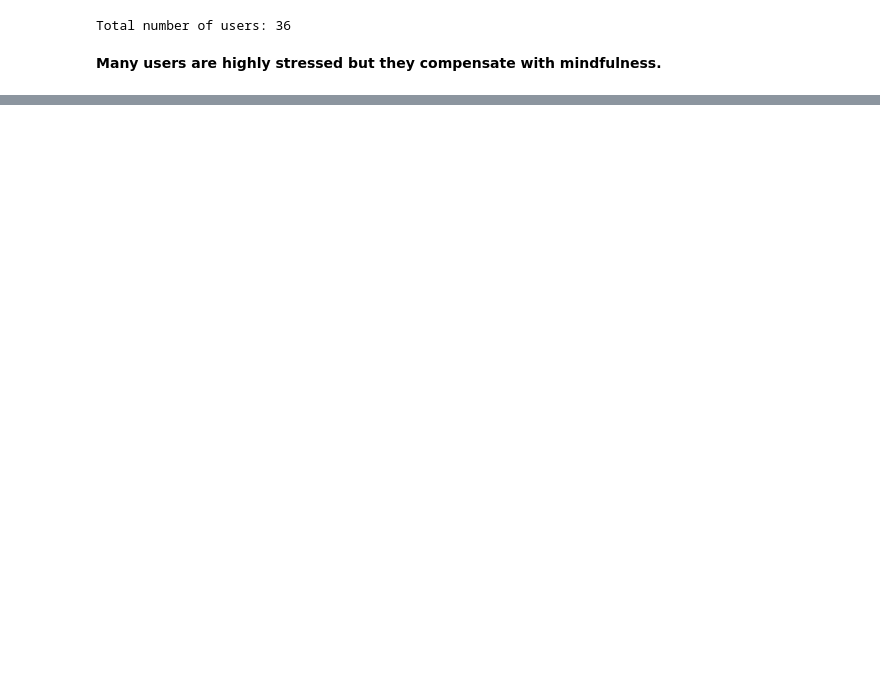
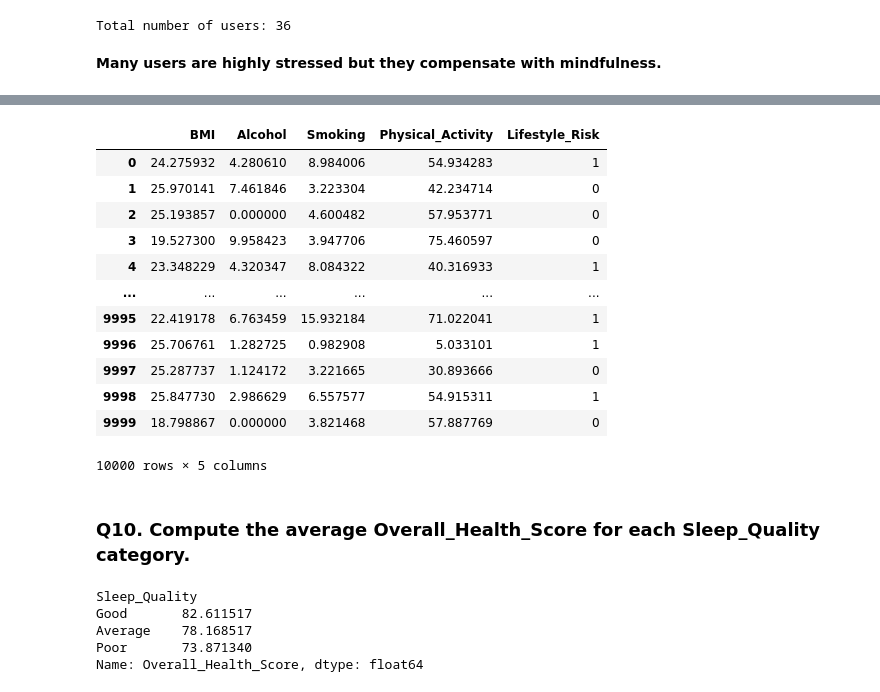
Before and after one commit to saraa-sunny/python-practice-notebooks, a Jupyter notebook: python_practice_notebook1.ipynb, the cells around one changed output, grey strips where cells are left out. Saved outputs shown, nothing was run; the diff lists cells and outputs as text; code cells hidden in the pictures; blank space fills up the shorter version.

```diff
--- a/python_practice_notebook1.ipynb
+++ b/python_practice_notebook1.ipynb
@@ -192,0 +228,46 @@ Total number of users: 36
+# %%
+# Start at 0
+df['Lifestyle_Risk'] = 0
+
+# Add 1 if BMI > 30
+df['Lifestyle_Risk'] += (df['BMI'] > 30).astype(int)
+
+# Add 1 if alcohol > 14 units
+df['Lifestyle_Risk'] += (df['Alcohol'] > 14).astype(int)
+
+# Add 1 if smoking > 10 cigarettes
+df['Lifestyle_Risk'] += (df['Smoking'] > 5).astype(int)
+
+# Add 1 if physical activity < 30 minutes
+df['Lifestyle_Risk'] += (df['Physical_Activity'] < 30).astype(int)
+
+# Select the few columns
+df[["BMI","Alcohol",'Smoking','Physical_Activity','Lifestyle_Risk']]
+# %% [output]
+|  | BMI | Alcohol | Smoking | Physical_Activity | Lifestyle_Risk |
+| 0 | 24.275932 | 4.280610 | 8.984006 | 54.934283 | 1 |
+| 1 | 25.970141 | 7.461846 | 3.223304 | 42.234714 | 0 |
+| 2 | 25.193857 | 0.000000 | 4.600482 | 57.953771 | 0 |
+| 3 | 19.527300 | 9.958423 | 3.947706 | 75.460597 | 0 |
+| 4 | 23.348229 | 4.320347 | 8.084322 | 40.316933 | 1 |
+| ... | ... | ... | ... | ... | ... |
+| 9995 | 22.419178 | 6.763459 | 15.932184 | 71.022041 | 1 |
+| 9996 | 25.706761 | 1.282725 | 0.982908 | 5.033101 | 1 |
+| 9997 | 25.287737 | 1.124172 | 3.221665 | 30.893666 | 0 |
+| 9998 | 25.847730 | 2.986629 | 6.557577 | 54.915311 | 1 |
+| 9999 | 18.798867 | 0.000000 | 3.821468 | 57.887769 | 0 |
+10000 rows × 5 columns
+# %% [markdown]
+### Q10. Compute the average Overall_Health_Score for each Sleep_Quality category.
+# %%
+#average health score for each sleep quality category
+health_score_avg = df.groupby('Sleep_Quality')['Overall_Health_Score'].mean()
+
+# display the average scores from highest to lowest
+health_score_avg.sort_values(ascending=False)
+# %% [output]
+Sleep_Quality
+Good       82.611517
+Average    78.168517
+Poor       73.871340
+Name: Overall_Health_Score, dtype: float64
```
Also changed, not shown: parts of 22 cells of this notebook, 1 other file.
